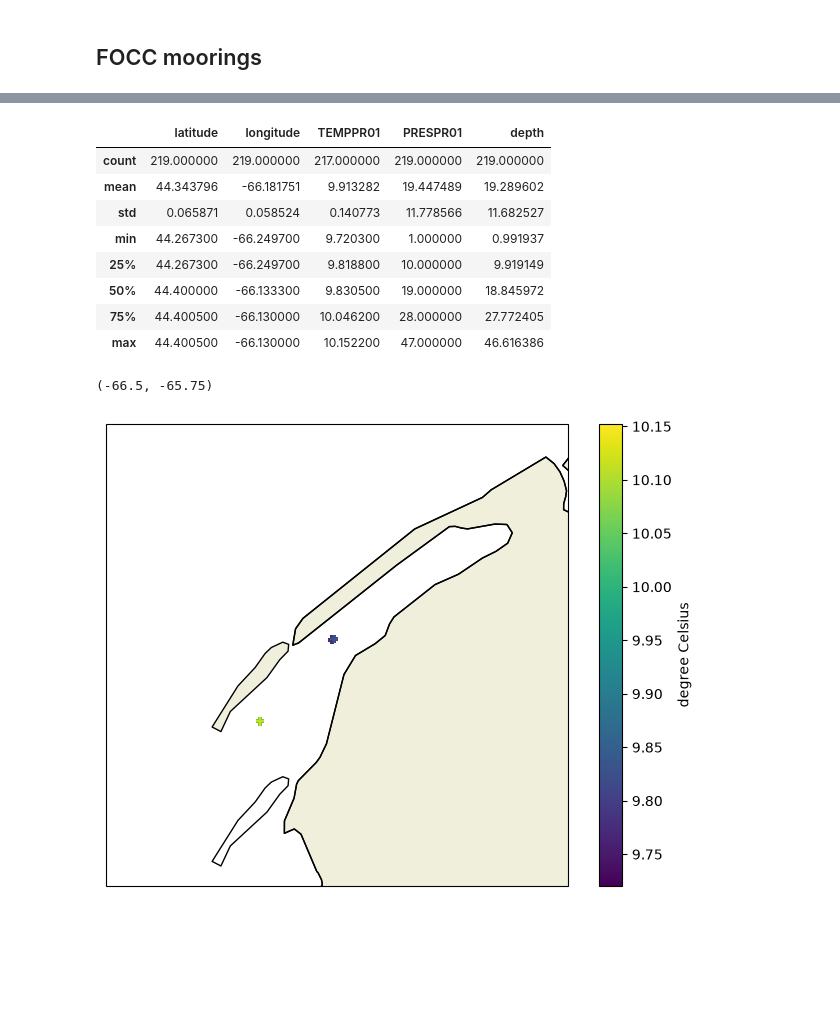
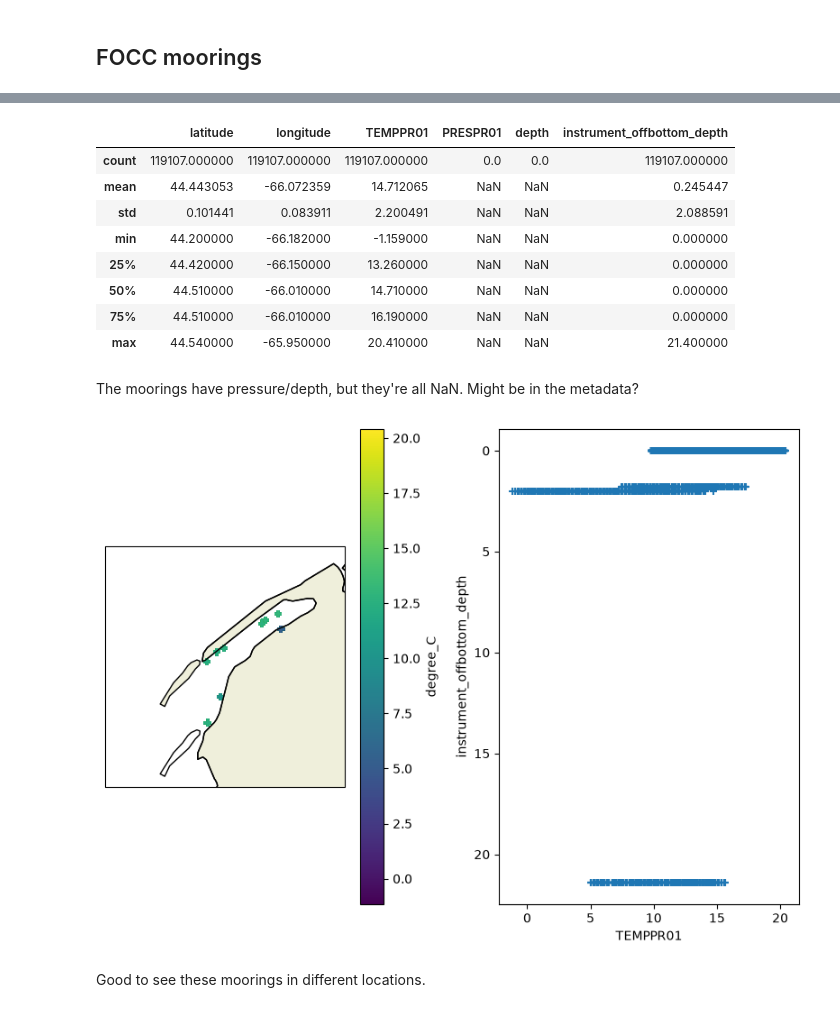
Before and after one commit to oceanhackweek/ohw26_model_downsampling, a Jupyter notebook: contributor_folders/aaron/aaron_notebook.ipynb, the cells around one changed output, grey strips where cells are left out. Drawn from its saved outputs; the diff is of its cells as text; code cells hidden in the pictures; blank space fills up the shorter version.

Commit message:
Found NaNs in pres/depth

```diff
--- a/contributor_folders/aaron/aaron_notebook.ipynb
+++ b/contributor_folders/aaron/aaron_notebook.ipynb
@@ -228,8 +228,7 @@ And **yeah**! Our first 5 data points.
 # %% [markdown]
 ## FOCC moorings
 # %%
-focc_mor = pd.read_csv(Path("../../data/even_more_data/bio_historical_coastal_ctd_cioosatlantic_ca.csv"))
-# focc_ros, focc_ros_units = focc_ros.drop(1)
+focc_mor = pd.read_csv(Path("../../data/even_more_data/bio_historical_coastal_moored_ctd_cioosatlantic_ca.csv"))
 focc_mor_units = focc_mor.iloc[0]
 focc_mor = focc_mor.drop(0).reset_index(drop=True)
 print(len(focc_mor))
@@ -258,38 +267,57 @@ focc_mor["longitude"] = pd.to_numeric(focc_mor["longitude"])
 focc_mor["TEMPPR01"] = pd.to_numeric(focc_mor["TEMPPR01"])
 focc_mor["depth"] = pd.to_numeric(focc_mor["depth"])    #   Normally I'd use pressure. Include that, too.
 focc_mor["PRESPR01"] = pd.to_numeric(focc_mor["PRESPR01"])
-focc_mor[["latitude", "longitude", "TEMPPR01", "PRESPR01", "depth"]].describe()
+focc_mor["instrument_offbottom_depth"] = pd.to_numeric(focc_mor["instrument_offbottom_depth"])
+focc_mor[["latitude", "longitude", "TEMPPR01", "PRESPR01", "depth", "instrument_offbottom_depth"]].describe()
 # %% [output]
-|  | latitude | longitude | TEMPPR01 | PRESPR01 | depth |
-| count | 219.000000 | 219.000000 | 217.000000 | 219.000000 | 219.000000 |
-| mean | 44.343796 | -66.181751 | 9.913282 | 19.447489 | 19.289602 |
-| std | 0.065871 | 0.058524 | 0.140773 | 11.778566 | 11.682527 |
-| min | 44.267300 | -66.249700 | 9.720300 | 1.000000 | 0.991937 |
-| 25% | 44.267300 | -66.249700 | 9.818800 | 10.000000 | 9.919149 |
-| 50% | 44.400000 | -66.133300 | 9.830500 | 19.000000 | 18.845972 |
-| 75% | 44.400500 | -66.130000 | 10.046200 | 28.000000 | 27.772405 |
-| max | 44.400500 | -66.130000 | 10.152200 | 47.000000 | 46.616386 |
+|  | latitude | longitude | TEMPPR01 | PRESPR01 | depth | instrument_offbottom_depth |
+| count | 119107.000000 | 119107.000000 | 119107.000000 | 0.0 | 0.0 | 119107.000000 |
+| mean | 44.443053 | -66.072359 | 14.712065 | NaN | NaN | 0.245447 |
+| std | 0.101441 | 0.083911 | 2.200491 | NaN | NaN | 2.088591 |
+| min | 44.200000 | -66.182000 | -1.159000 | NaN | NaN | 0.000000 |
+| 25% | 44.420000 | -66.150000 | 13.260000 | NaN | NaN | 0.000000 |
+| 50% | 44.510000 | -66.010000 | 14.710000 | NaN | NaN | 0.000000 |
+| 75% | 44.510000 | -66.010000 | 16.190000 | NaN | NaN | 0.000000 |
+| max | 44.540000 | -65.950000 | 20.410000 | NaN | NaN | 21.400000 |
+# %% [markdown]
+The moorings have pressure/depth, but they're all NaN. Might be in the metadata?
 # %%
-fig, ax = plt.subplots(figsize=(8, 6), subplot_kw={"projection": ccrs.PlateCarree()})
+# fig, axs = plt.subplots(ncols=2, figsize=(8, 6), subplot_kw={"projection": ccrs.PlateCarree()})
+fig = plt.figure(figsize=(8, 6))
+
+ax0 = fig.add_subplot(1, 2, 1, projection=ccrs.PlateCarree())
+ax1 = fig.add_subplot(1, 2, 2)
 
 var = "TEMPPR01"
 
-sc = ax.scatter(
+sc = ax0.scatter(
     focc_mor["longitude"],
     focc_mor["latitude"],
     c=focc_mor[var],
     transform=ccrs.PlateCarree(),
     marker="+",
 )
 
-ax.coastlines()
-ax.add_feature(cfeature.LAND, edgecolor="black")
+ax0.coastlines()
+ax0.add_feature(cfeature.LAND, edgecolor="black")
 
-ax.set_xlabel("Longitude")
-ax.set_ylabel("Latitude")
-plt.colorbar(sc, ax=ax, label=f"{focc_mor_units[var]}")
-plt.ylim((44, 44.75))
-plt.xlim((-66.5, -65.75))
+ax0.set_xlabel("Longitude")
+ax0.set_ylabel("Latitude")
+
+ax0.set_ylim((44, 44.75))
+ax0.set_xlim((-66.5, -65.75))
+
+ax1.scatter(focc_mor[var],
+    focc_mor["instrument_offbottom_depth"],
+    marker="+",
+)
+ax1.set_ylabel("instrument_offbottom_depth")
+ax1.set_xlabel(var)
+ax1.invert_yaxis()
+
+plt.colorbar(sc, ax=ax0, label=f"{focc_mor_units[var]}")
+plt.tight_layout()
 # %% [output]
-(-66.5, -65.75)
-[figure, old version]
+[figure, new version]
+# %% [markdown]
+Good to see these moorings in different locations.
```
Also changed, not shown: parts of 3 cells of this notebook.
